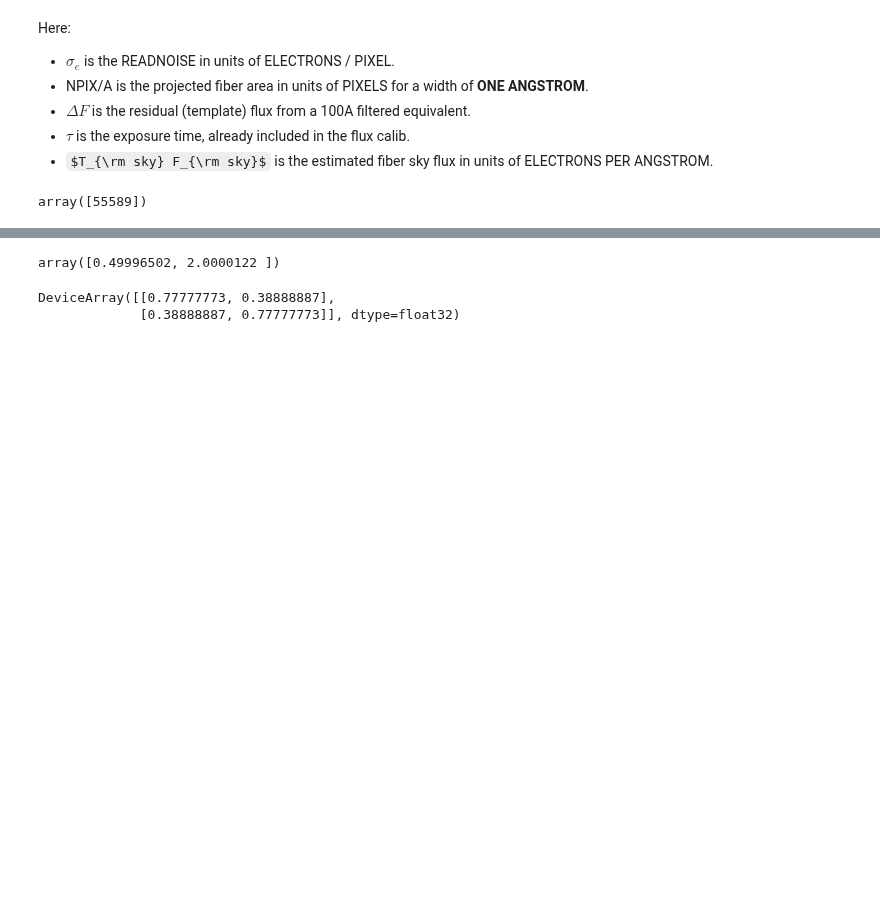
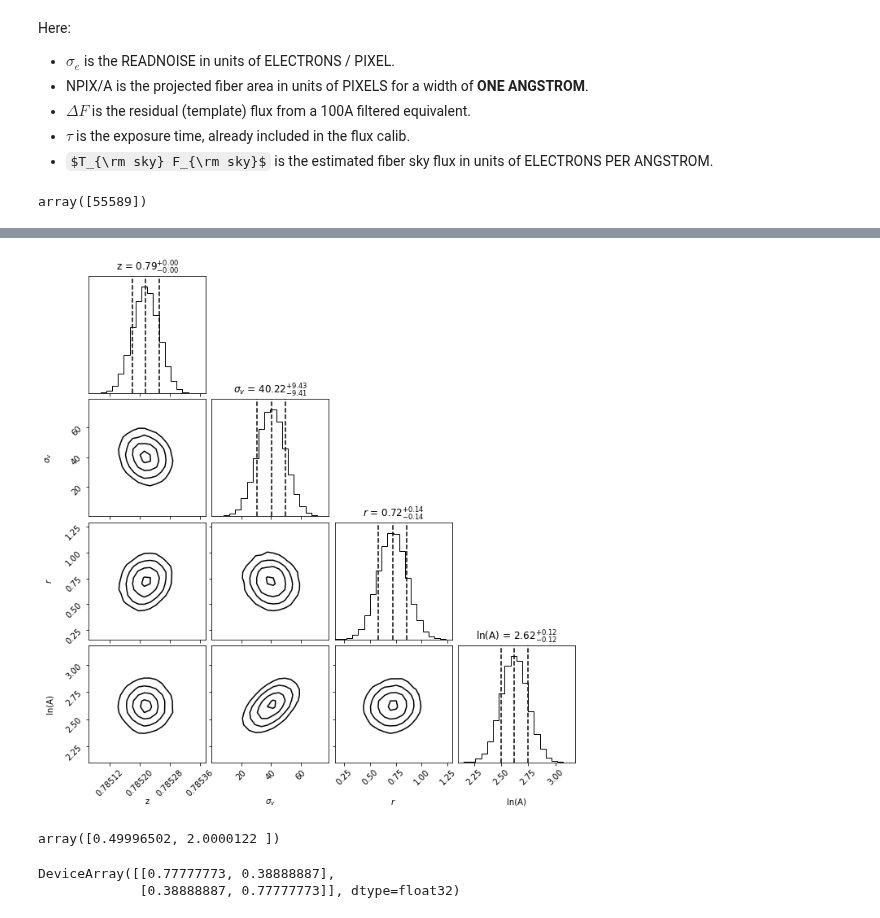
Before and after one commit to desihub/desispec, a Jupyter notebook: doc/nb/TemplateSNR.ipynb, the cells around one changed output, grey strips where cells are left out. Saved outputs shown, nothing was run; the diff lists cells and outputs as text; code cells hidden in the pictures; some formulas as TeX source; blank space fills up the shorter version.

```diff
--- a/doc/nb/TemplateSNR.ipynb
+++ b/doc/nb/TemplateSNR.ipynb
@@ -298,3 +439,15 @@ result
+# %%
+samples             = np.random.multivariate_normal(mean=result[0], cov=result[3], size=50000)
+# %%
+ndim, nsamples      = 4, len(samples)
+data_kwargs         = {'markersize': 2, 'alpha': 1.0}
+
+figure              = corner.corner(samples, labels=['z', r'$\sigma_v$', '$r$', 'ln(A)'],
+                                    quantiles=[0.16, 0.5, 0.84], plot_contours=True,
+                                    show_titles=True, title_kwargs={"fontsize": 12},
+                                    plot_datapoints=False, plot_density=False, no_fill_contours=False, data_kwargs=data_kwargs)
+# %% [output]
+[figure, added]
 # %%
 import jax.numpy      as     jnp
 
```
Also changed, not shown: parts of 42 cells of this notebook, 6 other files.
